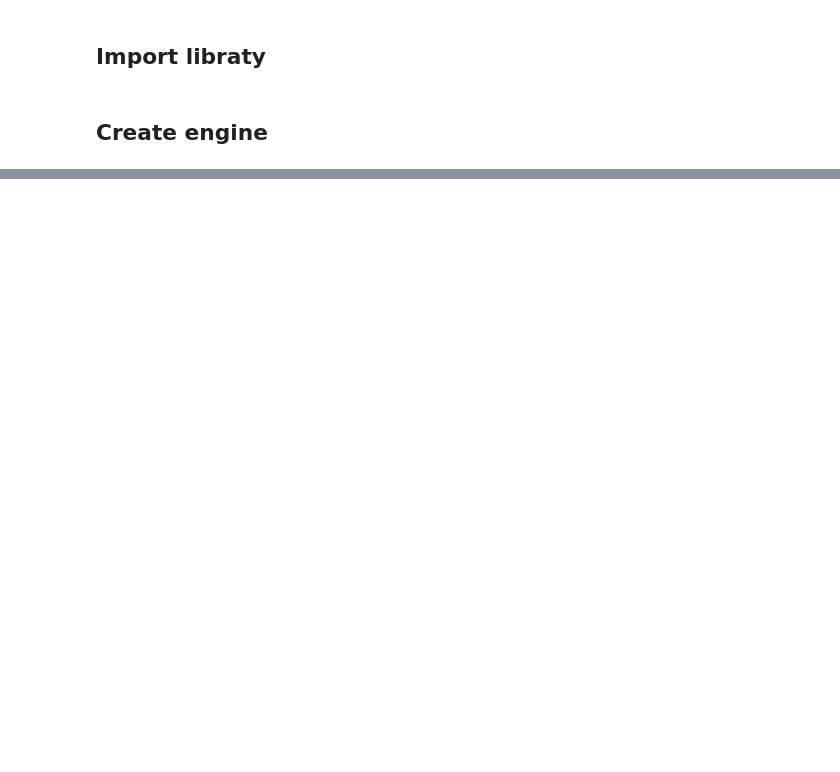
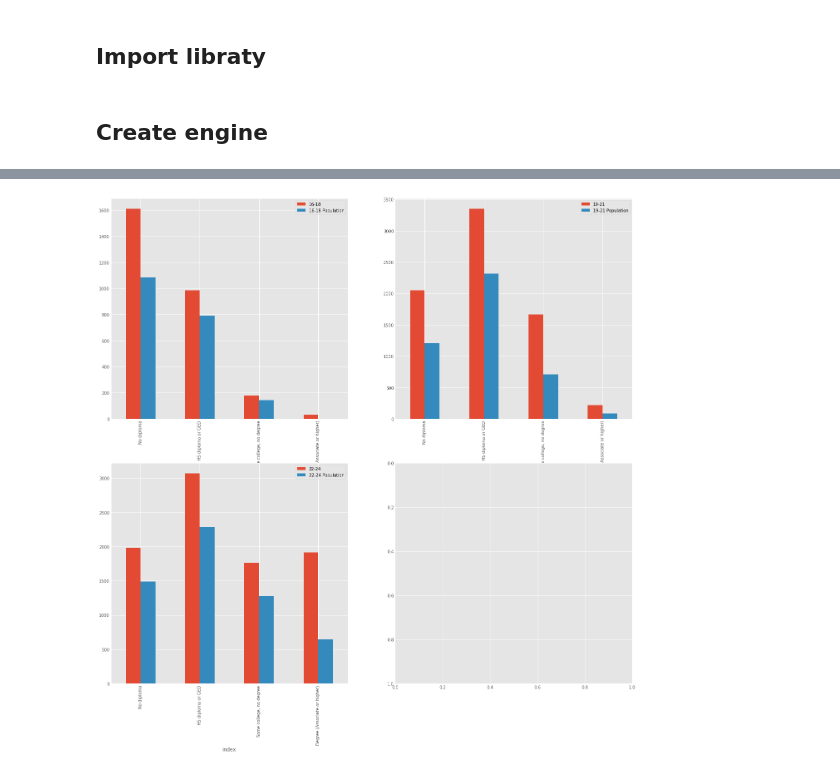
Before and after one commit to YufenLin/opportunity_youth, a Jupyter notebook: src/oy_table_2017.ipynb, the cells around one changed output, grey strips where cells are left out. Cells and saved outputs as stored; diff of their text form; code cells hidden in the pictures; blank space fills up the shorter version.

```diff
--- a/src/oy_table_2017.ipynb
+++ b/src/oy_table_2017.ipynb
@@ -49,0 +358,22 @@ pd_oy
+# %%
+
+fig, axes = plt.subplots(nrows=2, ncols=2, figsize=(20,20))
+for i in range(0,3):
+    x_title = df_oy_2017.columns[2*i]
+    df = pd.concat([df_oy_2014.iloc[:,i],df_oy_2017.iloc[:,2*i]], axis=1)
+    row = (i)//2
+    col = i%2
+#     print("row:",row," col:",col)
+    ax = axes[row][col]
+    df.plot.bar(ax=ax)
+    plt.gca().invert_yaxis()
+
+    #ax.plot(kind="bar")
+    #ax = plt.barh(df)
+    #ax.set_title(x_title.format(n))
+    #ax.plot(x,y,lw=5)
+    #ax.set_xlim(0, 100)
+    #ax.set_ylim(0, 1200)
+    #ax.set_title('{}*x'.format(n))
+# %% [output]
+[figure, added]
```
Also changed, not shown: parts of 35 cells of this notebook.
